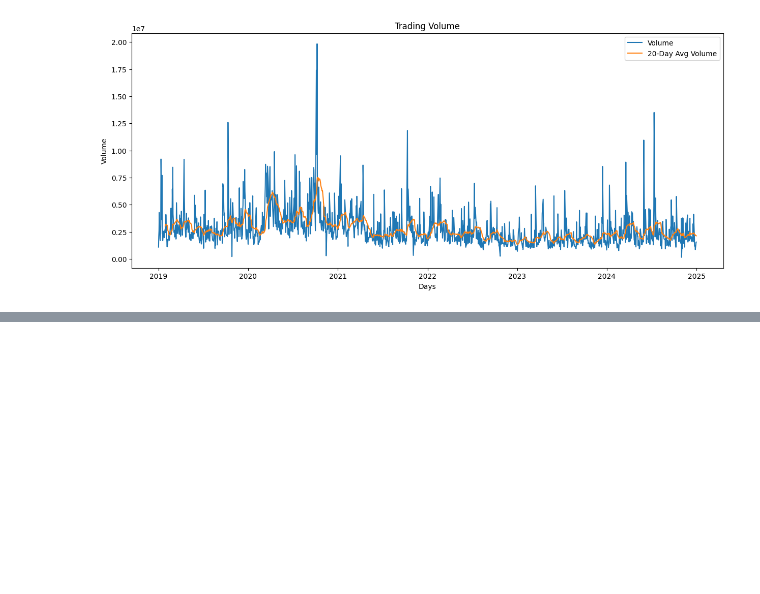
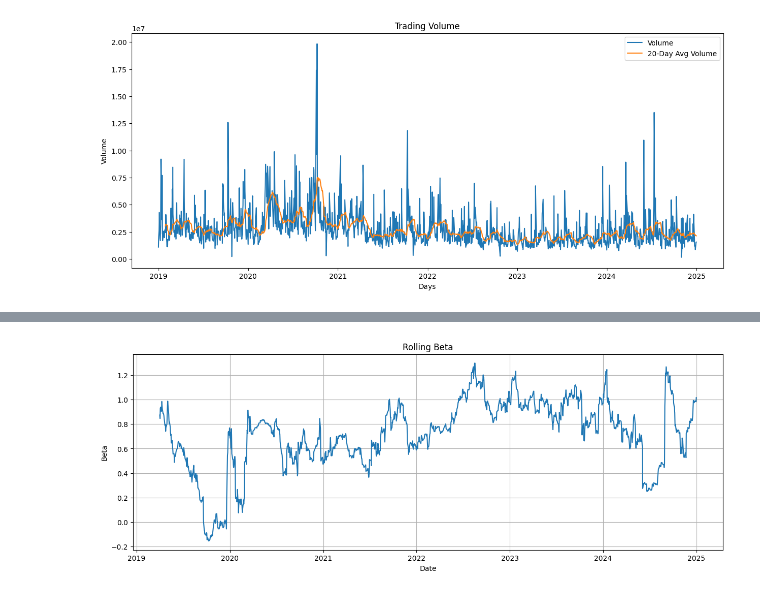
Before and after one commit to adityab-tech/Prism, a Jupyter notebook: W2_Prism.ipynb, the cells around one changed output, grey strips where cells are left out. Drawn from its saved outputs; the diff is of its cells as text; code cells hidden in the pictures; blank space fills up the shorter version.

```diff
--- a/W2_Prism.ipynb
+++ b/W2_Prism.ipynb
@@ -312,0 +356,25 @@ df.head(25)
+# %%
+nifty["market_return"] = nifty["Close"].pct_change()
+# %%
+nifty = nifty[["Date", "market_return"]]
+# %%
+df = pd.merge(
+    df,
+    nifty,
+    on="Date",
+    how="inner"
+)
+# %%
+covariance = (
+    df["return"]
+    .rolling(60)
+    .cov(df["market_return"])
+)
+
+variance = (
+    df["market_return"]
+    .rolling(60)
+    .var()
+)
+
+df["beta"] = covariance / variance
@@ -312,0 +403,10 @@ df.head(25)
+# %%
+plt.figure(figsize=(15,5))
+plt.plot(df["Date"], df["beta"])
+plt.title("Rolling Beta")
+plt.xlabel("Date")
+plt.ylabel("Beta")
+plt.grid(True)
+plt.show()
+# %% [output]
+[figure, added]
```
Also changed, not shown: parts of 21 cells of this notebook.
